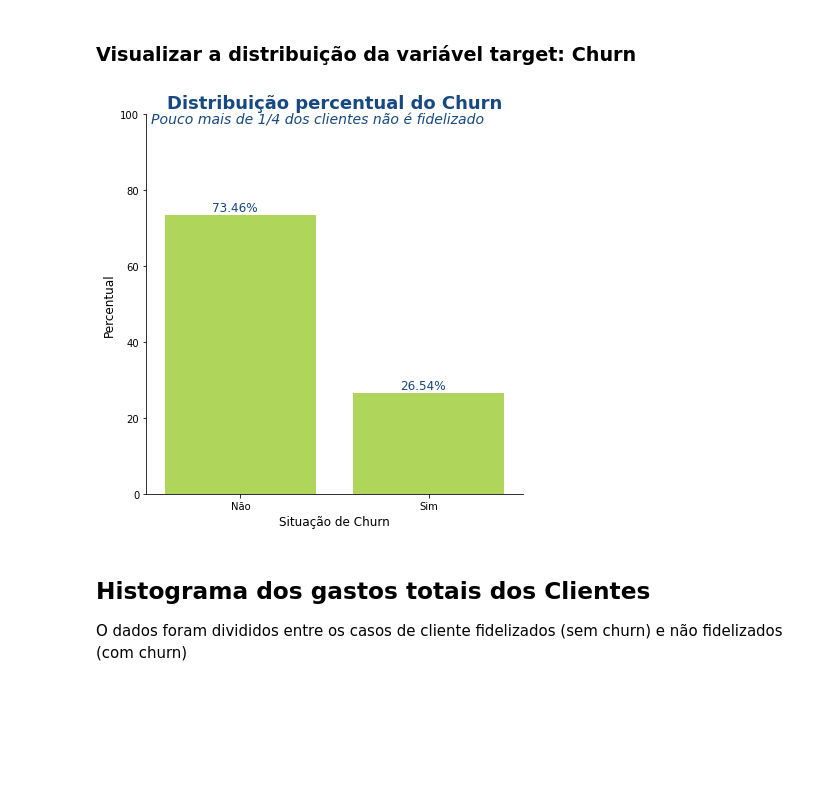
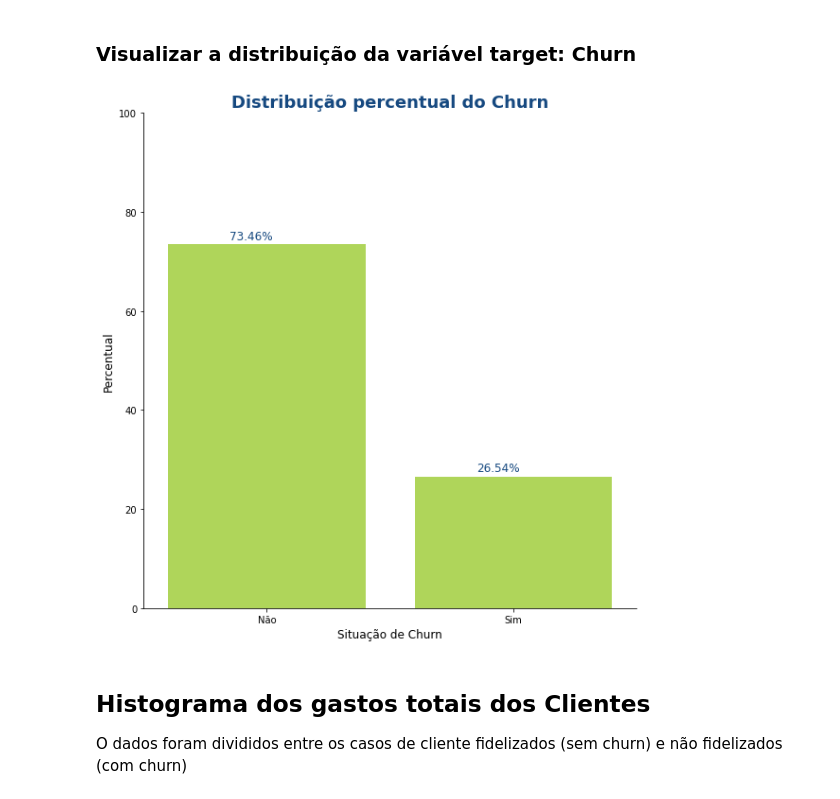
Before and after one commit to duartejr/challenge_data_science_alura_voz, a Jupyter notebook: semana_02/semana_2_analise_variavel_churn.ipynb, the cells around one changed output. Cells and saved outputs as stored; diff of their text form; code cells hidden in the pictures; blank space fills up the shorter version.

Commit message:
finalizando conteudo readme semana 02

```diff
--- a/semana_02/semana_2_analise_variavel_churn.ipynb
+++ b/semana_02/semana_2_analise_variavel_churn.ipynb
@@ -20,25 +20,25 @@ dados = pd.read_csv('../dados/dados_clientes_alura_voz.csv')
 # %%
 churn_rate = dados.churn.value_counts(normalize=True)*100
 churn_rate = churn_rate.to_frame().reset_index()
 churn_rate.columns = ['Situação de Churn', 'Percentual']
 
-fig = sns.catplot(data=churn_rate, x='Situação de Churn', y='Percentual', kind='bar', color='#b7ea45', height=6)
+fig = sns.catplot(data=churn_rate, x='Situação de Churn', y='Percentual', kind='bar', color='#b7ea45', height=8)
 fig.ax.set_ylim(0, 100)
 fig.set_xlabels(fontsize=12)
 fig.set_ylabels(fontsize=12)
 
 for p in fig.ax.patches:
     txt = str(p.get_height().round(2)) + '%'
     txt_x = p.get_x() + .25
     txt_y = p.get_height() + 1
     fig.ax.text(txt_x, txt_y, txt, color='#164980', fontsize=12)
 
-plt.title('Distribuição percentual do Churn', fontsize=18, color='#164980', weight='bold')
-plt.suptitle('Pouco mais de 1/4 dos clientes não é fidelizado', fontsize=14, color='#164980', style='italic')
+fig.ax.set_title('Distribuição percentual do Churn', fontsize=18, color='#164980', weight='bold')
 fig.set(xticklabels=['Não', 'Sim'])
+plt.savefig('semana_02_figura_01.jpeg')
 plt.show()
 # %% [output]
-[figure, old version]
+[figure, new version]
 # %% [markdown]
 ## Histograma dos gastos totais dos Clientes
 
```
Also changed, not shown: parts of 11 cells of this notebook, 11 other files.
